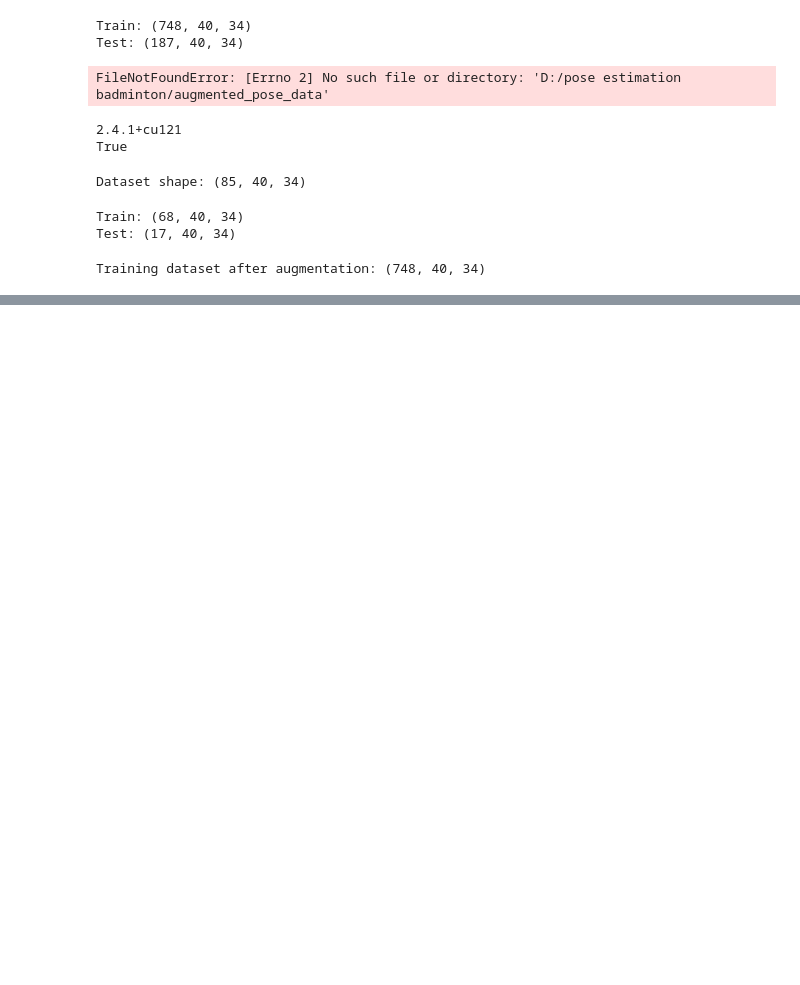
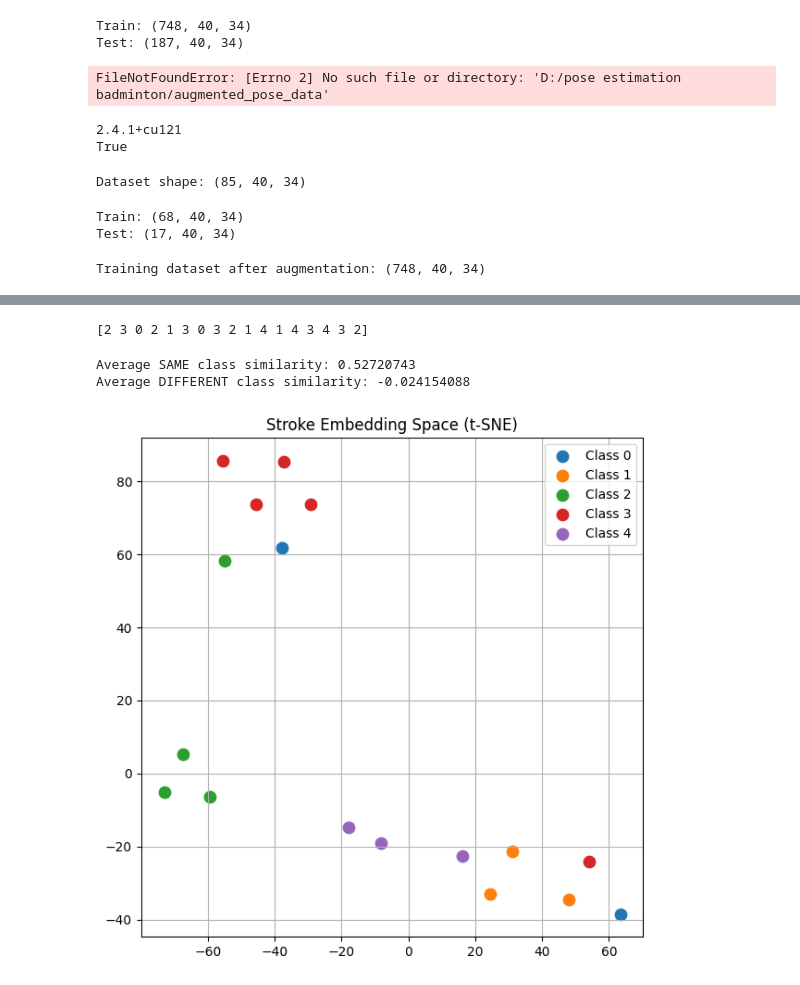
Before and after one commit to ArmanAyub/Badminton_pose_classification, a Jupyter notebook: scripts/run.ipynb, the cells around one changed output, grey strips where cells are left out. Cells and saved outputs as stored; diff of their text form; code cells hidden in the pictures; blank space fills up the shorter version.

Commit message:
Add LSTM stroke classification model and saved weights and added script

```diff
--- a/scripts/run.ipynb
+++ b/scripts/run.ipynb
@@ -1213,7 +1213,7 @@ class StrokeModel(nn.Module):
 
         self.lstm = nn.LSTM(
             input_size,
-            256,
+            hidden_size,
             num_layers=2,
             batch_first=True,
             bidirectional=True,
@@ -1222,7 +1222,7 @@ class StrokeModel(nn.Module):
 
         self.dropout = nn.Dropout(0.3)
 
-        self.fc = nn.Linear(512, num_classes)
+        self.fc = nn.Linear(hidden_size*2, num_classes)
 
     def forward(self, x):
 
@@ -1365,0 +1405,4 @@ NameError: name 'out' is not defined
+# %%
+print(labels)
+# %% [output]
+[2 3 0 2 1 3 0 3 2 1 4 1 4 3 4 3 2]
@@ -1365,0 +1412,54 @@ NameError: name 'out' is not defined
+# %%
+same = []
+different = []
+
+for i in range(len(labels)):
+    for j in range(i+1, len(labels)):
+
+        if labels[i] == labels[j]:
+            same.append(sim_matrix[i][j])
+        else:
+            different.append(sim_matrix[i][j])
+
+print("Average SAME class similarity:", np.mean(same))
+print("Average DIFFERENT class similarity:", np.mean(different))
+# %% [output]
+Average SAME class similarity: 0.52720743
+Average DIFFERENT class similarity: -0.024154088
+# %%
+#code to visualize the embeddings clustered
+
+from sklearn.manifold import TSNE
+import matplotlib.pyplot as plt
+import numpy as np
+
+tsne = TSNE(
+    n_components=2,
+    perplexity=5,
+    random_state=42
+)
+
+emb_2d = tsne.fit_transform(embeddings)
+
+plt.figure(figsize=(7,7))
+
+unique_labels = np.unique(labels)
+
+for lab in unique_labels:
+
+    idx = labels == lab
+
+    plt.scatter(
+        emb_2d[idx,0],
+        emb_2d[idx,1],
+        label=f"Class {lab}",
+        s=80
+    )
+
+plt.title("Stroke Embedding Space (t-SNE)")
+plt.legend()
+plt.grid(True)
+
+plt.show()
+# %% [output]
+[figure, added]
```
Also changed, not shown: parts of 7 cells of this notebook.
